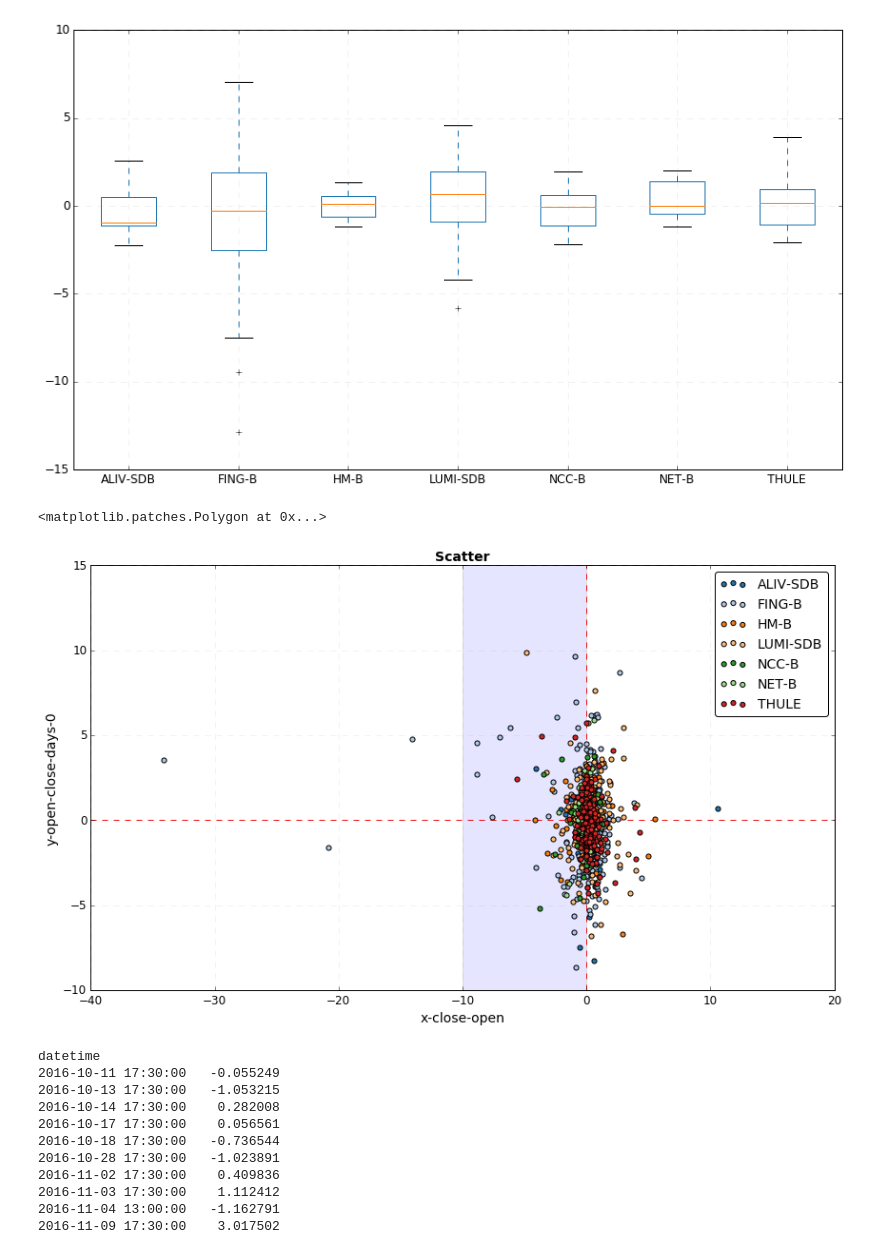
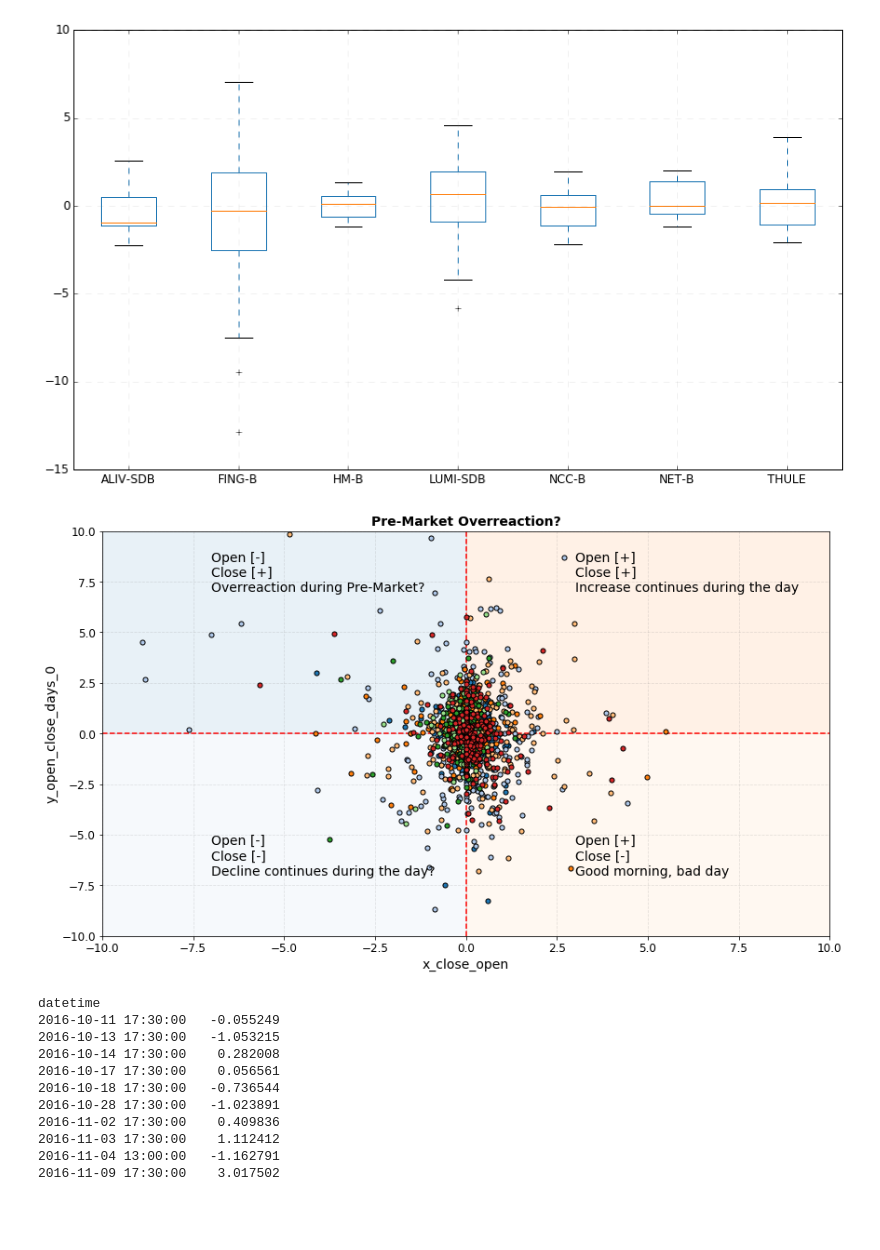
Before and after one commit to Hjartarson/stock-market, a Jupyter notebook: make-report-daily-ticks.ipynb, the cells around one changed output. Drawn from its saved outputs; the diff is of its cells as text; code cells hidden in the pictures; blank space fills up the shorter version.

```diff
--- a/make-report-daily-ticks.ipynb
+++ b/make-report-daily-ticks.ipynb
@@ -65,22 +65,22 @@ df_stock.head()
 # ADD MEASURES
 
 df_stock = df_stock.join(df_stock[['high']].div(df_stock['low'])
-                         .sub(1).mul(100).rename(columns={'high':'x-low-high'}))
+                         .sub(1).mul(100).rename(columns={'high':'x_low_high'}))
 df_stock = df_stock.join(df_stock[['high']].div(df_stock['open'])
-                         .sub(1).mul(100).rename(columns={'high':'x-open-high'}))
+                         .sub(1).mul(100).rename(columns={'high':'x_open_high'}))
 # SHIFT SINGLE
 # open/close.shift(1) = GAP
 # close/close.shift(1) = GAP + DAY CHANGE (WHAT YOU SEE)
 df_stock = df_stock.join(df_stock[['open']].div(df_stock['close'].shift(periods=1))
-                         .sub(1).mul(100).rename(columns={'open':'x-close-open'}))
+                         .sub(1).mul(100).rename(columns={'open':'x_close_open'}))
 
 for days in np.arange(1,11):
     # look at at days back total change
     df_stock = df_stock.join(df_stock[['open']].div(df_stock['open'].shift(periods=days))
-                             .sub(1).mul(100).rename(columns={'open':'x-open-open-days-'+str(days)}))
+                             .sub(1).mul(100).rename(columns={'open':'x_open_open_days_'+str(days)}))
     # Look at days back daily change
     df_stock = df_stock.join(df_stock[['open']].shift(periods=days-1).div(df_stock['open'].shift(periods=days))
-                             .sub(1).mul(100).rename(columns={'open':'x-open-open-day-'+str(days)}))
+                             .sub(1).mul(100).rename(columns={'open':'x_open_open_day_'+str(days)}))
 
 #PREDICTORS, SHIFT BOTH BACK IN TIME, SEE IN FUTURE
 #GAP FIRST DAY EXCLUDED SINCE CLOSE PRICE INCLUDED IN X (NO TIME TO TRADE)
@@ -89,7 +89,7 @@ for days in np.arange(1,11):
 
 for days in np.arange(0,11):
     df_stock = df_stock.join(df_stock[['close']].shift(periods=-days).div(df_stock['open'])
-                             .sub(1).mul(100).rename(columns={'close':'y-open-close-days-'+str(days)}))
+                             .sub(1).mul(100).rename(columns={'close':'y_open_close_days_'+str(days)}))
 
 df_stock.head()
 # %% [output]
@@ -265,14 +253,14 @@ Name: You, dtype: float64
 #CHECK CORRELATION BETWEEN MEASURES
 import seaborn as sns
 
-corr_var = [x for x in np.unique(df_stock.columns.get_level_values(level=0)) if 'x-' in x or 'y-' in x]
+corr_var = [x for x in np.unique(df_stock.columns.get_level_values(level=0)) if 'x_' in x or 'y_' in x]
 print(corr_var)
 for stock in stocks:
     f, ax = plt.subplots(1,1)
     corr = df_stock_swap[stock][corr_var].corr()
     sns.heatmap(corr,square=True, ax=ax)
     ax.set_title(stock)
-    f.savefig(stock+'.png', dpi=100,bbox_inches='tight')
+    #f.savefig(stock+'.png', dpi=100,bbox_inches='tight')
 # %% [output]
 ImportError: No module named 'seaborn'
 # %%
@@ -315,28 +303,44 @@ df_stock['x-close-close'][(df_stock['x-close-close']<pct_change).shift(x_days).r
 [figure]
 # %%
 #df_stock_swap = df_stock.swaplevel(axis=1)
-
+import matplotlib.patches as patches
 # Close price change dependancy
 f, ax = plt.subplots(1,1)
-x = 'x-close-open'
-y = 'y-open-close-days-0'
+x = 'x_close_open'
+y = 'y_open_close_days_0'
 #for days in []
 for nr,stock in enumerate(stocks):
     #print(stock)
     df_sel = df_stock_swap[stock]
     #print('Neg:',df_sel[df_sel[x]<0][y].replace(np.inf,np.nan).dropna().mean())
     #print('Pos:',df_sel[df_sel[x]>0][y].replace(np.inf,np.nan).dropna().mean())
-    df_sel.plot(ax=ax,kind='scatter',x=x,y=y,grid=True,s=26,color=tableau20[nr],legend=True,zorder=3)
-ax.legend(stocks)
-ax.set_title('Scatter')
+    df_sel.plot(ax=ax,kind='scatter',x=x,y=y,grid=True,s=26,color=tableau20[nr],edgecolor='black',legend=False,zorder=3)
+#ax.legend(stocks)
+ax.set_title('Pre-Market Overreaction?')
 ax.axhline(0,ls = '--',color='red')
 ax.axvline(0,ls = '--',color='red')
 #ax.set_xlim([-10,10])
 #plt.axvline(-1,ls='--',color='r')
-ax.axvspan(xmin=-10,xmax=0,alpha = 0.1,zorder=1)
+#ax.axvspan(xmin=-10,xmax=0,alpha = 0.1,zorder=1)
+for nr,x,y in zip([0,1,2,3],[-10,-10,0,0],[0,-10,0,-10]):
+    ax.add_patch(
+        patches.Rectangle(
+            (x,y),   # (x,y)
+            10,          # width
+            10,          # height
+            alpha = 0.1,
+            color = tableau20[nr]
+            ))
+
+ax.text(-7,7,'Open [-]\nClose [+]\nOverreaction during Pre-Market?')
+ax.text(-7,-7,'Open [-]\nClose [-]\nDecline continues during the day?')
+ax.text(3,7,'Open [+]\nClose [+]\nIncrease continues during the day')
+ax.text(3,-7,'Open [+]\nClose [-]\nGood morning, bad day')
+ax.set_xlim([-10,10])
+ax.set_ylim([-10,10])
+f.savefig('fig/overreaction.png', dpi=100,bbox_inches='tight')
 # %% [output]
-<matplotlib.patches.Polygon at 0x...>
-[figure, old version]
+[figure, new version]
 # %%
 #df_stock_swap = df_stock.swaplevel(axis=1)
 
```
Also changed, not shown: parts of 7 cells of this notebook, 4 other files.
